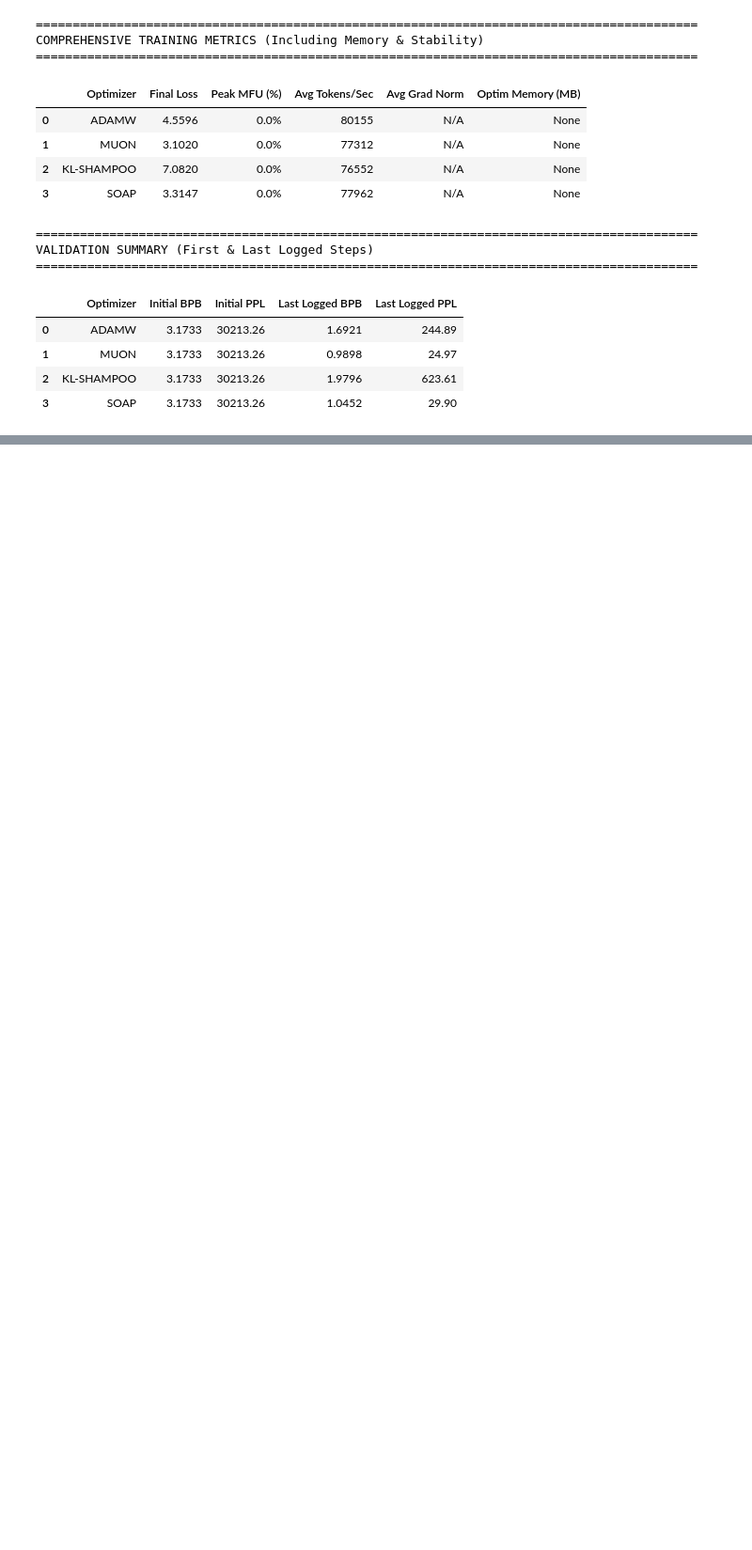
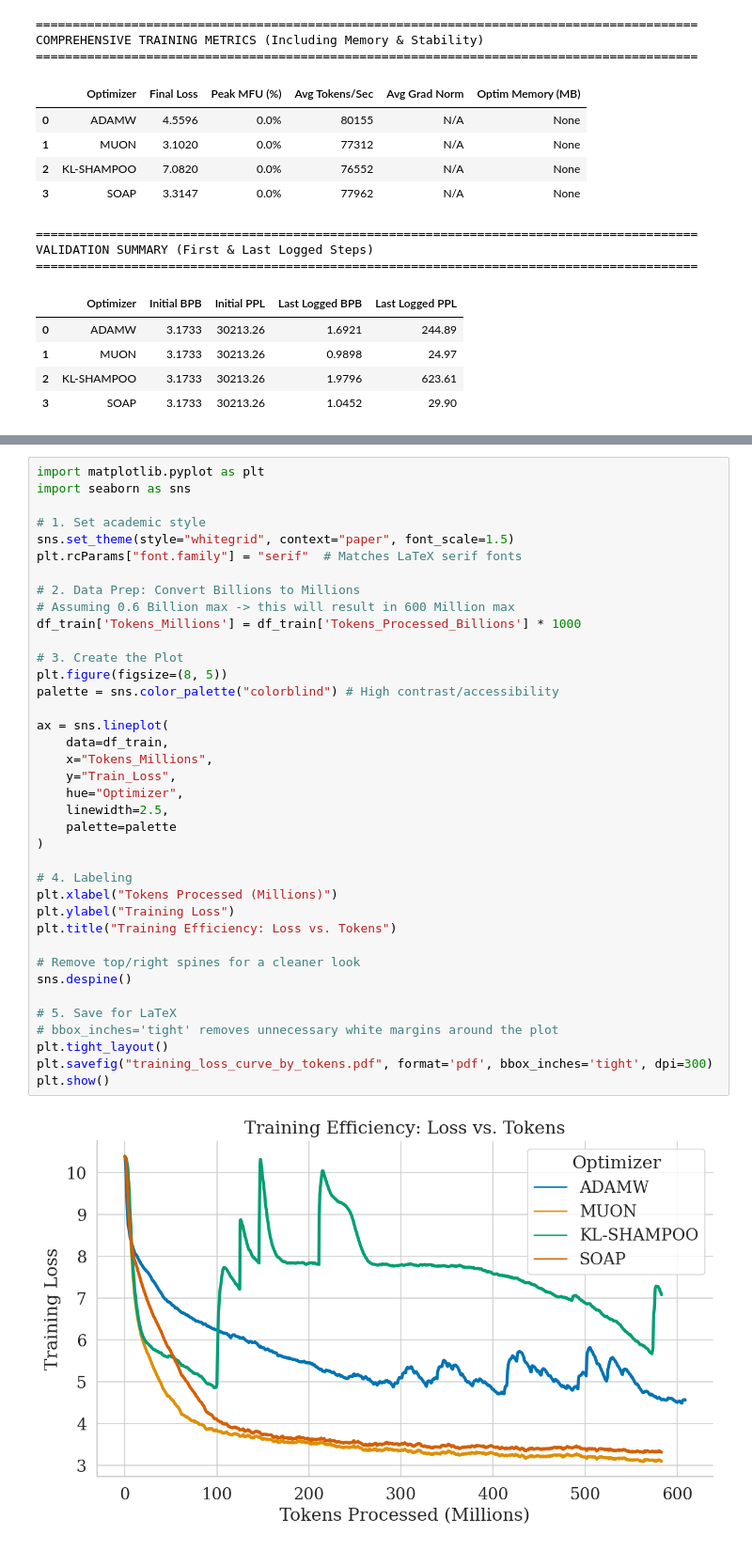
Before and after one commit to mstahli6/nanochat, a Jupyter notebook: Analysis/analysis_nb.ipynb, the cells around one changed output, grey strips where cells are left out. Shown at 94% size. Cells and saved outputs as stored; diff of their text form; blank space fills up the shorter version.

```diff
--- a/Analysis/analysis_nb.ipynb
+++ b/Analysis/analysis_nb.ipynb
@@ -329,0 +487,40 @@ VALIDATION SUMMARY (First & Last Logged Steps)
+# %%
+import matplotlib.pyplot as plt
+import seaborn as sns
+
+# 1. Set academic style
+sns.set_theme(style="whitegrid", context="paper", font_scale=1.5)
+plt.rcParams["font.family"] = "serif"  # Matches LaTeX serif fonts
+
+# 2. Data Prep: Convert Billions to Millions
+# Assuming 0.6 Billion max -> this will result in 600 Million max
+df_train['Tokens_Millions'] = df_train['Tokens_Processed_Billions'] * 1000
+
+# 3. Create the Plot
+plt.figure(figsize=(8, 5))
+palette = sns.color_palette("colorblind") # High contrast/accessibility
+
+ax = sns.lineplot(
+    data=df_train,
+    x="Tokens_Millions",
+    y="Train_Loss",
+    hue="Optimizer",
+    linewidth=2.5,
+    palette=palette
+)
+
+# 4. Labeling
+plt.xlabel("Tokens Processed (Millions)")
+plt.ylabel("Training Loss")
+plt.title("Training Efficiency: Loss vs. Tokens")
+
+# Remove top/right spines for a cleaner look
+sns.despine()
+
+# 5. Save for LaTeX
+# bbox_inches='tight' removes unnecessary white margins around the plot
+plt.tight_layout()
+plt.savefig("training_loss_curve_by_tokens.pdf", format='pdf', bbox_inches='tight', dpi=300)
+plt.show()
+# %% [output]
+[figure, added]
```
Also changed, not shown: parts of 6 cells of this notebook.
